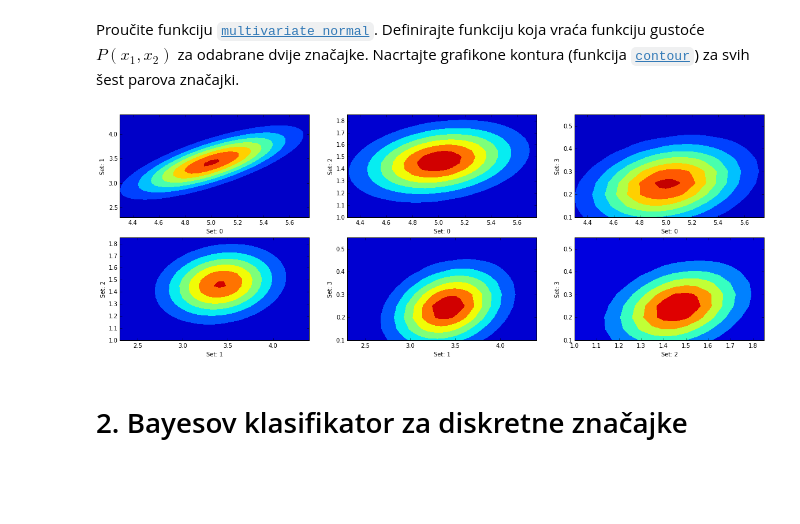
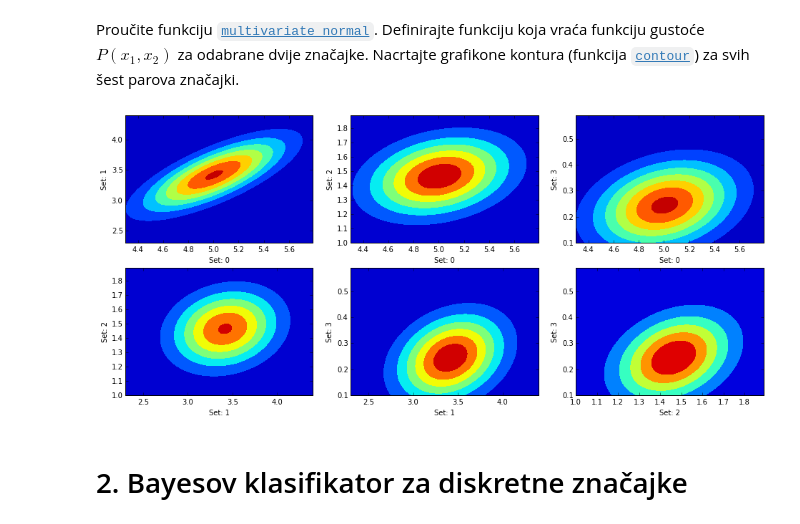
Before and after one commit to antifriz/sedmestar, a Jupyter notebook: su/lab2/SU-2015-LAB1.ipynb, the cells around one changed output. Drawn from its saved outputs; the diff is of its cells as text; code cells hidden in the pictures; blank space fills up the shorter version.

```diff
--- a/su/lab2/SU-2015-LAB1.ipynb
+++ b/su/lab2/SU-2015-LAB1.ipynb
@@ -109,7 +109,7 @@ from sklearn import datasets
 iris = datasets.load_iris()
 iris.data = iris.data[iris.target == 0]
 
-fig = plt.figure(figsize=(18,7))
+fig = plt.figure(figsize=(16,7))
 
 k = 1
 for i in xrange(3):
@@ -178,26 +195,26 @@ Proučite funkciju [`multivariate_normal`](http://docs.scipy.org/doc/scipy-0.14.
 # %%
 def densityF(f1,f2): return stats.multivariate_normal([np.average(f1),np.average(f2)],np.cov(np.vstack((f1,f2))))
 
-fig = plt.figure(figsize=(20,7))
+fig = plt.figure(figsize=(16,7))
 k = 1
 for i in range(4):
     for j in range(i+1,4):
         f1 = iris.data[:,i]; f2 = iris.data[:,j]
 
-        x, y = np.mgrid[np.min(f1):np.max(f1):.05, np.min(f2):np.max(f2):.05]
+        x, y = np.mgrid[np.min(f1):np.max(f1):.01, np.min(f2):np.max(f2):.01]
 
         pos = np.empty(x.shape + (2,))
         pos[:, :, 0] = x; pos[:, :, 1] = y
 
         splt = fig.add_subplot(2,3,k)
         splt.contourf(x, y, densityF(f1,f2).pdf(pos))
 
         splt.set_xlabel("Set: "+str(i))
         splt.set_ylabel("Set: "+str(j))
 
         k+=1
 # %% [output]
-[figure, old version]
+[figure, new version]
 # %% [markdown]
 # 2. Bayesov klasifikator za diskretne značajke
 # %% [markdown]
```
Also changed, not shown: parts of 3 cells of this notebook.
